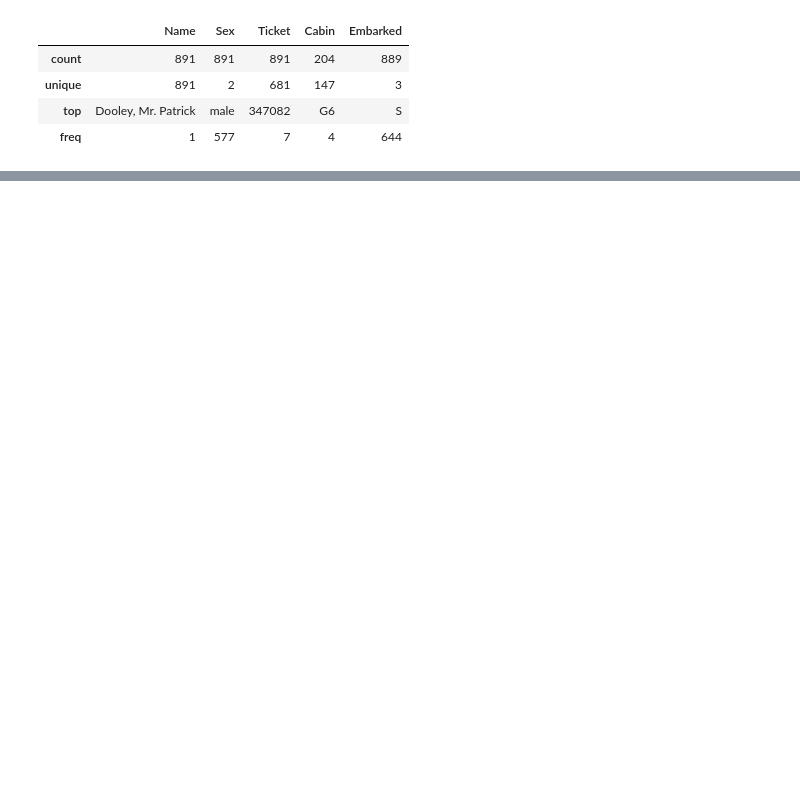
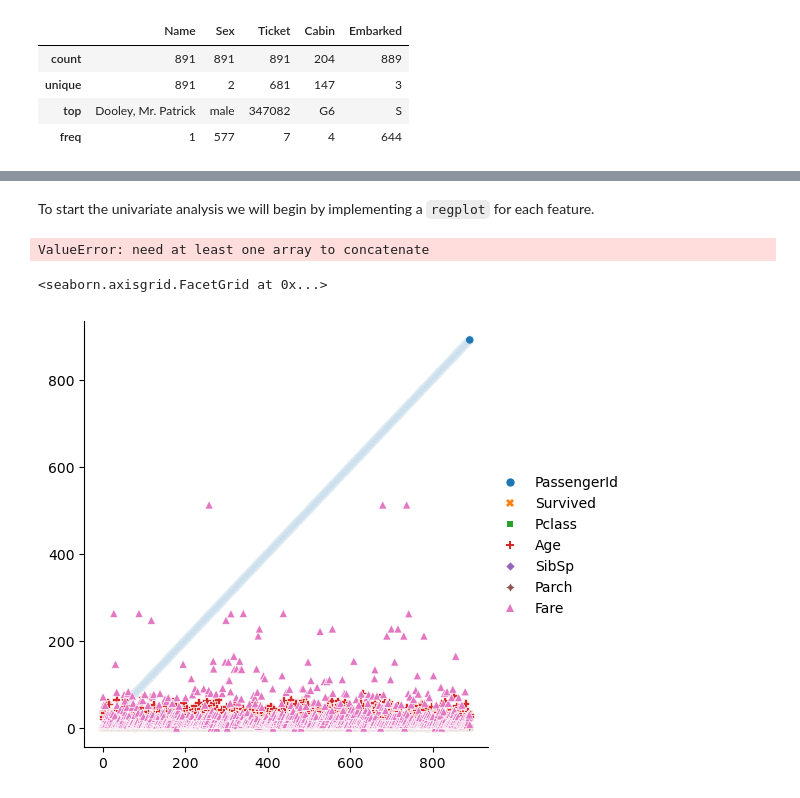
Before and after one commit to JonasLilletevedt/titanic-survival-prediction, a Jupyter notebook: notebooks/00_initial_data_exploration.ipynb, the cells around one changed output, grey strips where cells are left out. Drawn from its saved outputs; the diff is of its cells as text; code cells hidden in the pictures; blank space fills up the shorter version.

```diff
--- a/notebooks/00_initial_data_exploration.ipynb
+++ b/notebooks/00_initial_data_exploration.ipynb
@@ -168,0 +245,12 @@ A summary of categorical variables reveals key insights that dictates our featur
+# %% [markdown]
+To start the univariate analysis we will begin by implementing a `regplot` for each feature.
+# %%
+# Create the `regplot`
+sns.regplot(df_plot)
+# %% [output]
+ValueError: need at least one array to concatenate
+# %%
+sns.relplot(df_train)
+# %% [output]
+<seaborn.axisgrid.FacetGrid at 0x...>
+[figure, added]
```
Also changed, not shown: parts of 13 cells of this notebook.
